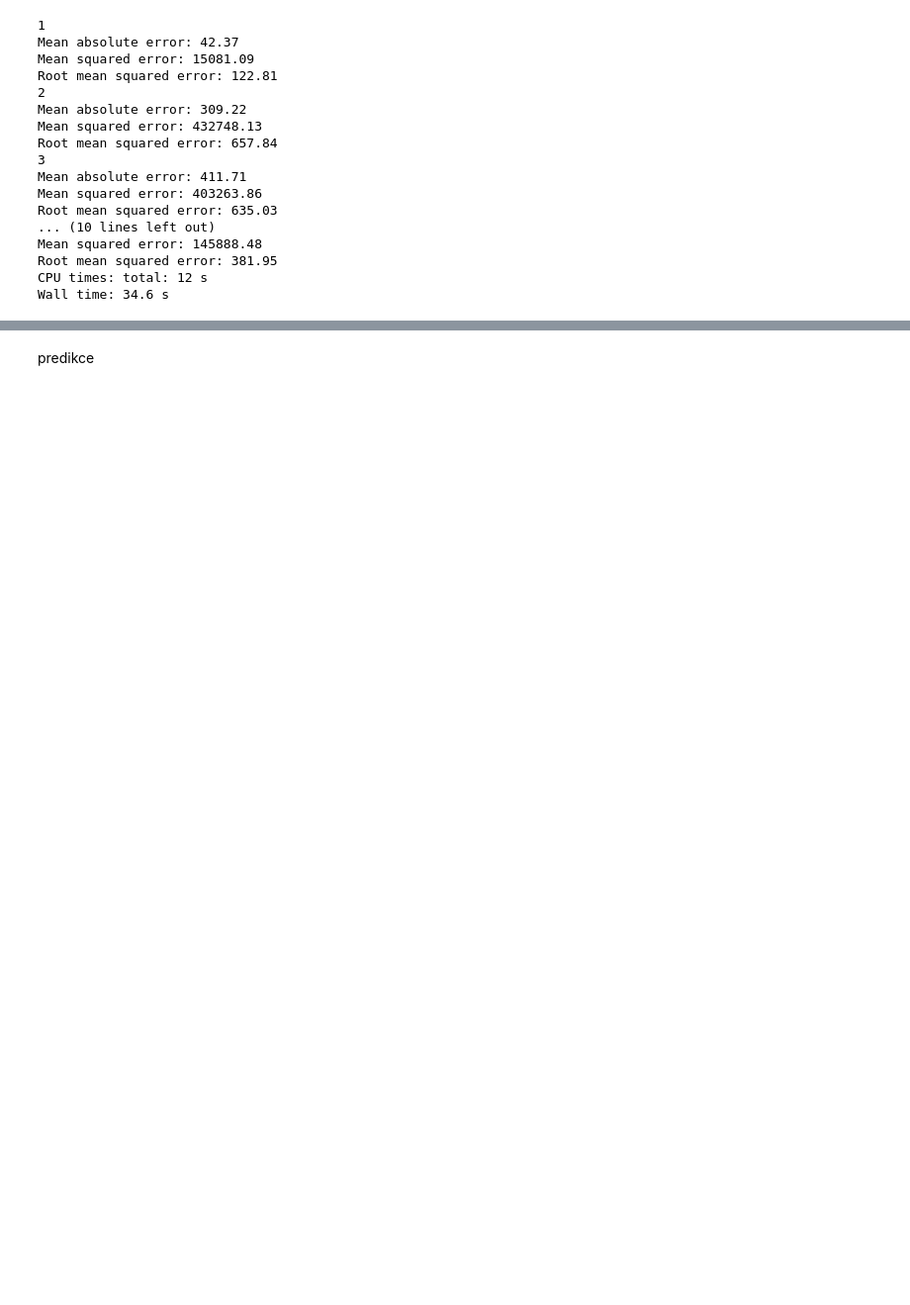
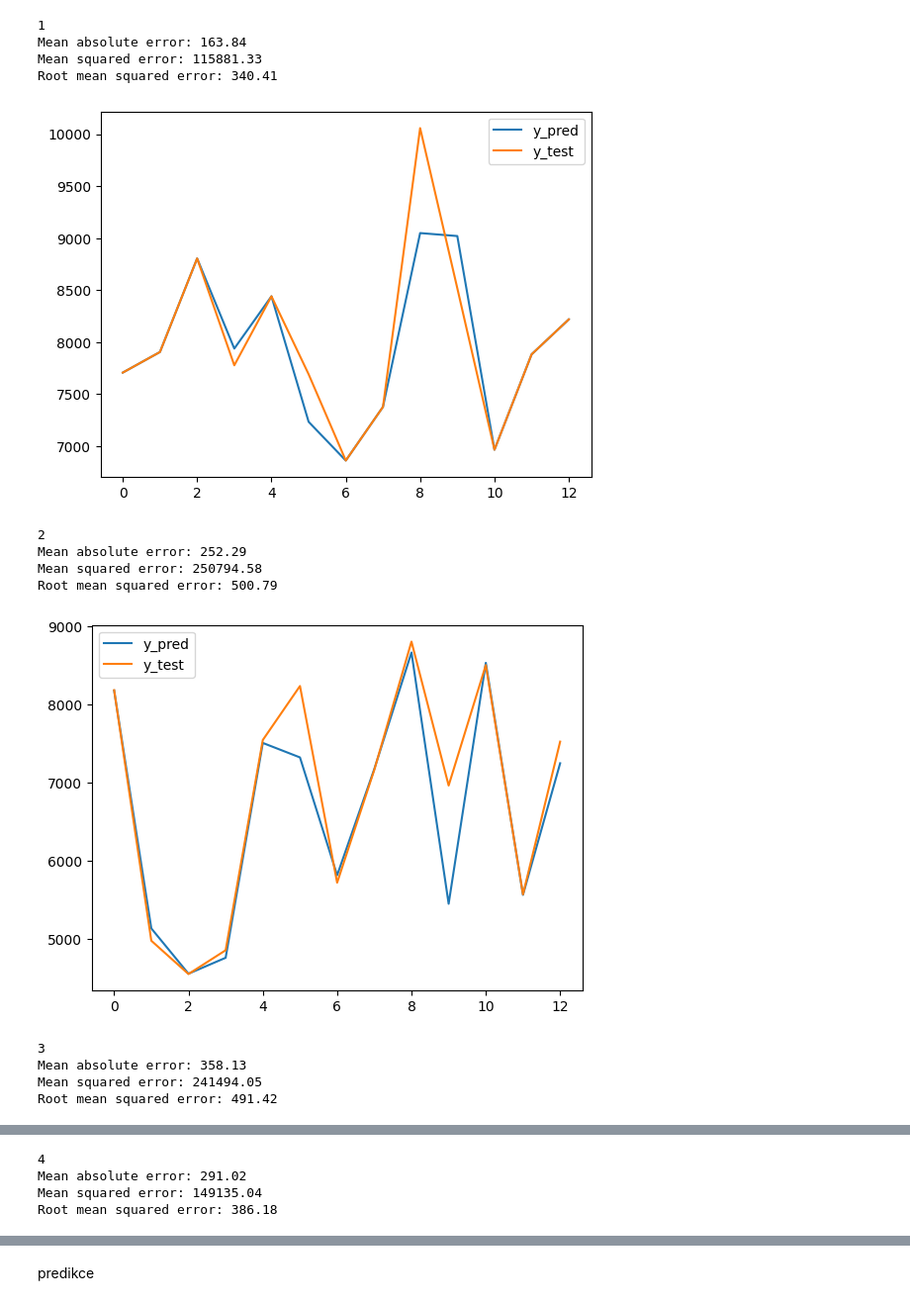
Before and after one commit to HonzaHalik/sws, a Jupyter notebook: code/predictive modeling/funkcni/predictive regresion model long term copy.ipynb, the cells around one changed output, grey strips where cells are left out. Shown: that part at 99% size. Cells and saved outputs as stored; diff of their text form; code cells hidden in the pictures; blank space fills up the shorter version.

```diff
--- a/code/predictive modeling/funkcni/predictive regresion model long term copy.ipynb
+++ b/code/predictive modeling/funkcni/predictive regresion model long term copy.ipynb
@@ -45,7 +45,7 @@ for i in range(1,7):
     Y = df[['aktivni']]
     while time.time() < timeout:
         iteration +=1
-        X_train,X_test,y_train,y_test=train_test_split(X,Y,test_size=0.2)
+        X_train,X_test,y_train,y_test=train_test_split(X,Y,test_size=0.15)
         # Train the model on the train set
         linreg = LinearRegression()
         linreg.fit(X_train, y_train)
@@ -54,47 +54,44 @@ for i in range(1,7):
         # Evaluate the model
         mae = mean_absolute_error(y_test, y_pred)
         mse = mean_squared_error(y_test, y_pred)
         rmse = np.sqrt(mse)
         if rmse < best_rmse:
             best_rmse = rmse
             model = linreg
 
     # Predict on the test set
     y_pred = model.predict(X_test)
     # Evaluate the best model
     mae = mean_absolute_error(y_test, y_pred)
     mse = mean_squared_error(y_test, y_pred)
     rmse = np.sqrt(mse)
     models.append(model)
     print(len(models))
     print(f"Mean absolute error: {mae:.2f}")
     print(f"Mean squared error: {mse:.2f}")
     print(f"Root mean squared error: {rmse:.2f}")
     rmse_list.append(rmse)
     #graf
-    graf = False
+    graf =True
     if graf:
         import matplotlib.pyplot as plt
         plt.plot(y_pred, label='y_pred')
         #plt.plot(y_train.values, label='y_train')
         plt.plot(y_test.values, label='y_test')
         plt.legend()
         plt.show()
 # %% [output]
 1
-Mean absolute error: 42.37
-Mean squared error: 15081.09
-Root mean squared error: 122.81
-2
-Mean absolute error: 309.22
-Mean squared error: 432748.13
-Root mean squared error: 657.84
-3
-Mean absolute error: 411.71
-Mean squared error: 403263.86
-Root mean squared error: 635.03
-... (10 lines left out)
-Mean squared error: 145888.48
-Root mean squared error: 381.95
-CPU times: total: 12 s
-Wall time: 34.6 s
+Mean absolute error: 163.84
+Mean squared error: 115881.33
+Root mean squared error: 340.41
+[figure, added]
+2
+Mean absolute error: 252.29
+Mean squared error: 250794.58
+Root mean squared error: 500.79
+[figure, added]
+3
+Mean absolute error: 358.13
+Mean squared error: 241494.05
+Root mean squared error: 491.42
@@ -100,0 +99,4 @@ Wall time: 34.6 s
+4
+Mean absolute error: 291.02
+Mean squared error: 149135.04
+Root mean squared error: 386.18
```
Also changed, not shown: parts of 2 cells of this notebook, 8 other files.
